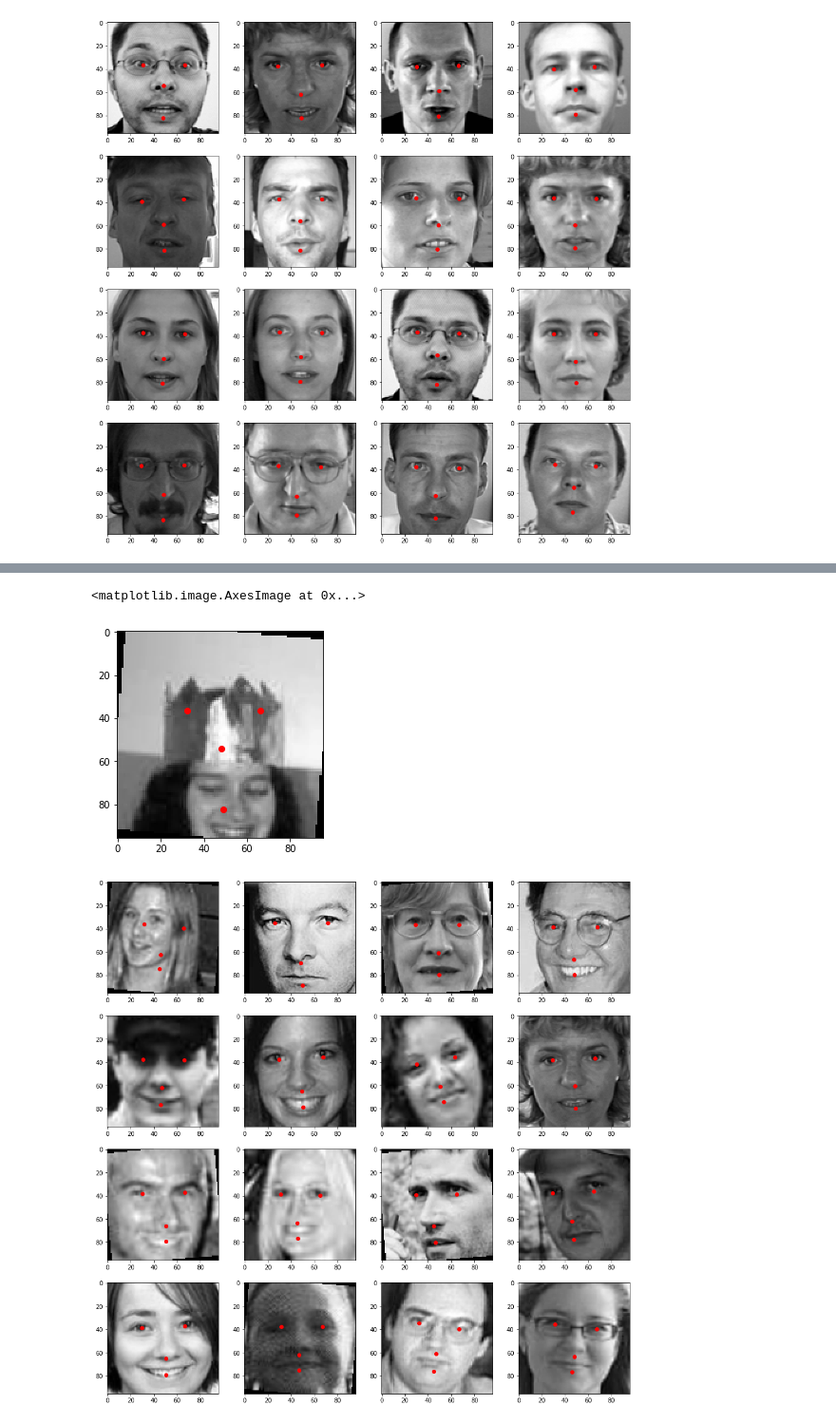
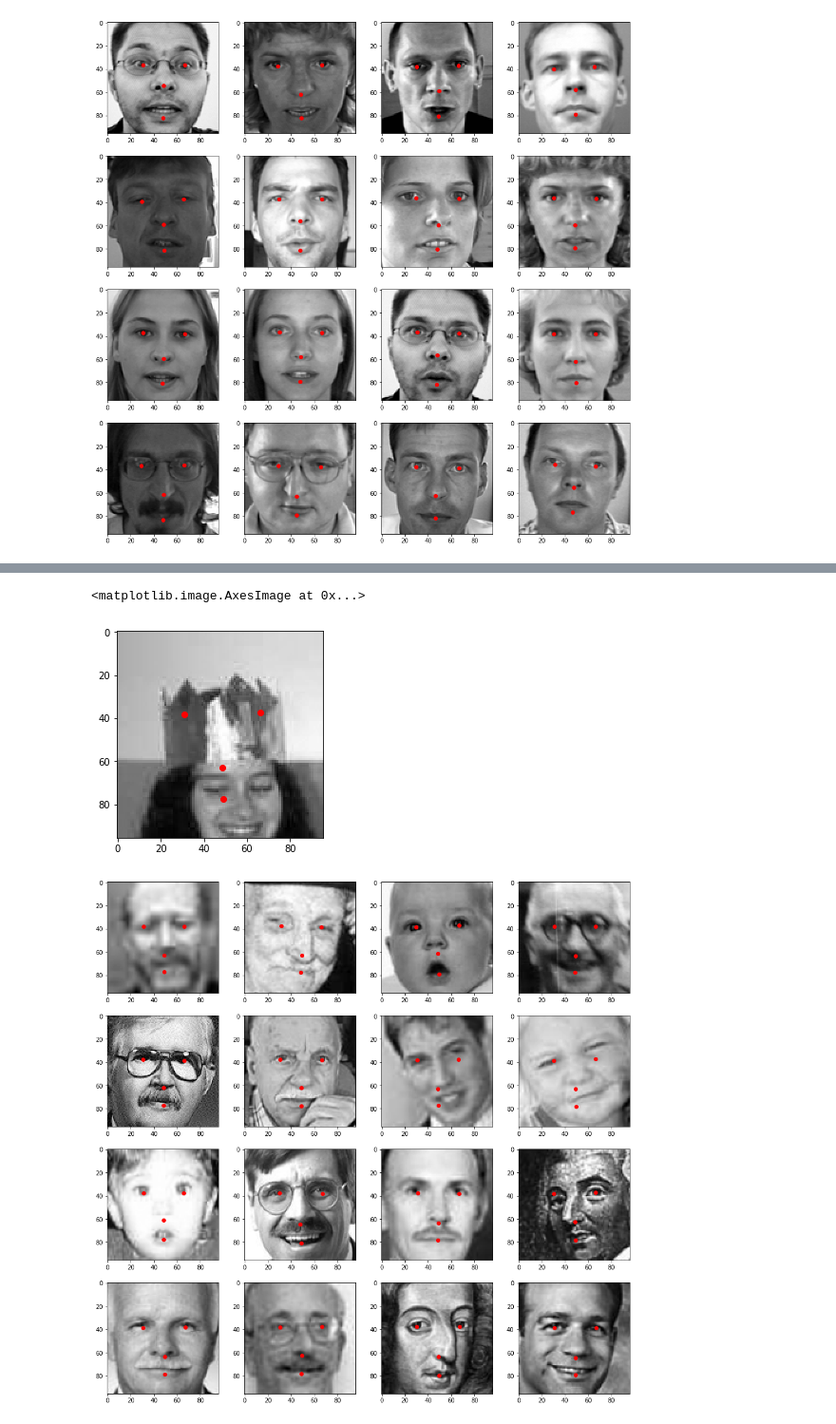
Before and after one commit to amirkatooz/capstone, a Jupyter notebook: cnn_01_original_data.ipynb, the cells around one changed output, grey strips where cells are left out. Shown at 95% size. Drawn from its saved outputs; the diff is of its cells as text; code cells hidden in the pictures.

```diff
--- a/cnn_01_original_data.ipynb
+++ b/cnn_01_original_data.ipynb
@@ -105,10 +150,3 @@ for i in range(4):
         ax[i, j].imshow(X_test[i*4 + j].reshape(96, 96), cmap='gray')
 # %% [output]
 [figure]
-# %%
-f, ax = plt.subplots(4, 4, figsize=(16, 16))
-for i in range(4):
-    for j in range(4):
-        for k in range(15):
-            ax[i, j].plot(cnn_pred_df.iloc[i*4 + j, 2*k], cnn_pred_df.iloc[i*4 + j, 2*k+1], c='r', marker='o')
-        ax[i, j].imshow(X_test[i*4 + j].reshape(96, 96), cmap='gray')
@@ -131,11 +167,11 @@ single_pred = cnn.predict(c)*48 +48
 single_pred = pd.DataFrame(single_pred, columns=four_keypoints.drop('Image', axis=1).columns)
 # %%
 for k in range(4):
-    plt.plot(single_pred.iloc[0, 2*k], cnn_pred_df.iloc[0, 2*k+1], c='r', marker='o')
+    plt.plot(single_pred.iloc[0, 2*k], single_pred.iloc[0, 2*k+1], c='r', marker='o')
 plt.imshow(b.reshape(96, 96), cmap='gray')
 # %% [output]
 <matplotlib.image.AxesImage at 0x...>
-[figure, old version]
+[figure, new version]
 # %%
 from keras.models import load_model
 # %%
@@ -149,12 +185,12 @@ cnn_train_pred_df = pd.DataFrame(y_train_pred_cnn, columns=four_keypoints.drop('
 # %%
 from random import randint
 # %%
-rndm = randint(0, 27980)
+rndm = randint(0, 6980)
 f, ax = plt.subplots(4, 4, figsize=(16, 16))
 for i in range(4):
     for j in range(4):
         for k in range(4):
             ax[i, j].plot(cnn_train_pred_df.iloc[i*4 + j + rndm, 2*k], cnn_train_pred_df.iloc[i*4 + j + rndm, 2*k+1], c='r', marker='o')
         ax[i, j].imshow(X[i*4 + j + rndm].reshape(96, 96), cmap='gray')
 # %% [output]
-[figure, old version]
+[figure, new version]
```
Also changed, not shown: parts of 12 cells of this notebook, 3 other files.
